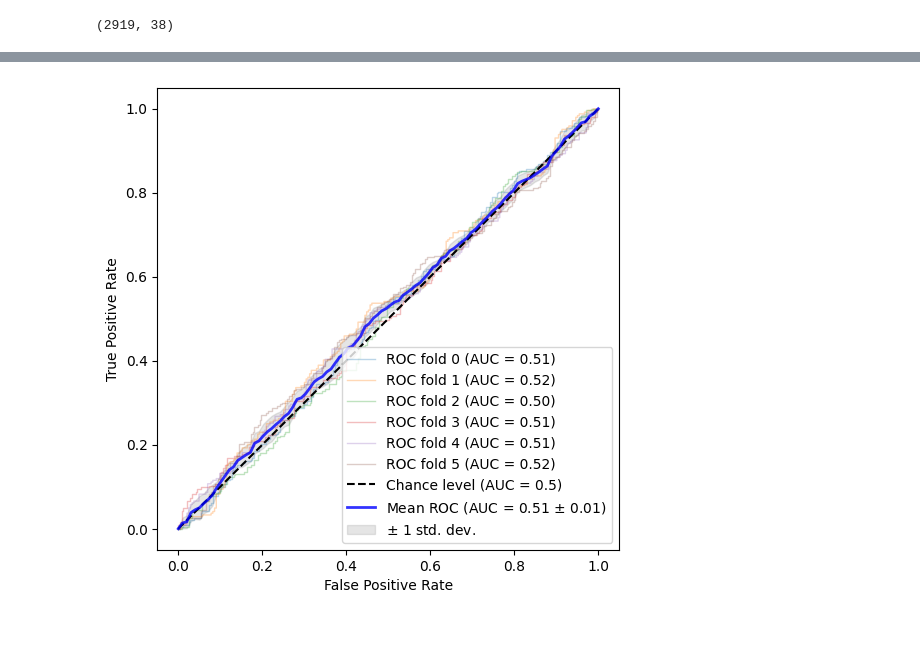
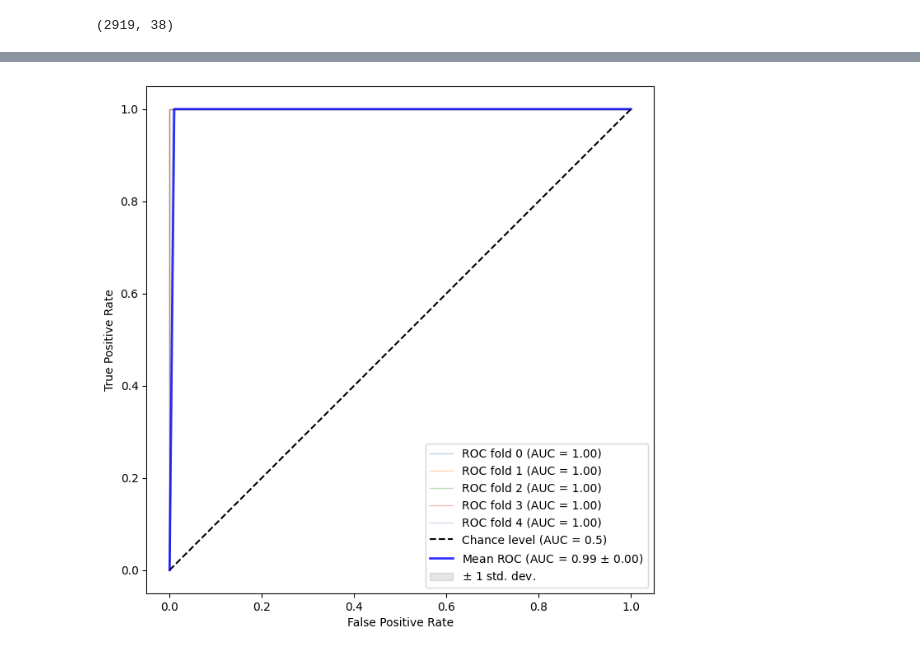
Before and after one commit to ilias-ant/adversarial-validation-demo, a Jupyter notebook: demo-house-prices.ipynb, the cells around one changed output, grey strips where cells are left out. Saved outputs shown, nothing was run; the diff lists cells and outputs as text; code cells hidden in the pictures.

```diff
--- a/demo-house-prices.ipynb
+++ b/demo-house-prices.ipynb
@@ -64,5 +65,5 @@ X_train["adval_label"] = 1.0
 # %%
-X_test["adval_label"] = 0.0
+X_test["_adval_label_"] = 1.0
 # %%
 # combine training & test datasets
 combined_dataset = pd.concat([X_train, X_test], axis=0, ignore_index=True)
@@ -86,4 +87,4 @@ Index(['Id', 'MSSubClass', 'LotFrontage', 'LotArea', 'OverallQual',
 # shuffle it
 combined_dataset_shuffled = combined_dataset.sample(frac=1)
 # %%
-X = combined_dataset_shuffled.drop(["adval_label"], axis=1)
+X = combined_dataset_shuffled.drop(["_adval_label_"], axis=1)
@@ -92,7 +91,7 @@ X = X.drop(["Id"], axis=1)
 # %%
-y = combined_dataset_shuffled["adval_label"]
+y = combined_dataset_shuffled["_adval_label_"]
 # %%
-n_splits = 6
+n_splits = 5
 cv = StratifiedKFold(n_splits=n_splits, shuffle=True, random_state=seed)
 classifier = xgb.XGBClassifier()
 # %%
@@ -100,7 +99,7 @@ tprs = []
 aucs = []
 mean_fpr = np.linspace(0, 1, 100)
 
-fig, ax = plt.subplots(figsize=(6, 6))
+fig, ax = plt.subplots(figsize=(8, 8))
 
 
 for fold, (train, test) in tqdm([*enumerate(cv.split(X, y))]):
@@ -127,35 +126,35 @@ std_auc = np.std(aucs)
 ax.plot(
     mean_fpr,
     mean_tpr,
     color="b",
     label=r"Mean ROC (AUC = %0.2f $\pm$ %0.2f)" % (mean_auc, std_auc),
     lw=2,
     alpha=0.8,
 )
 
 std_tpr = np.std(tprs, axis=0)
 tprs_upper = np.minimum(mean_tpr + std_tpr, 1)
 tprs_lower = np.maximum(mean_tpr - std_tpr, 0)
 ax.fill_between(
     mean_fpr,
     tprs_lower,
     tprs_upper,
     color="grey",
     alpha=0.2,
     label=r"$\pm$ 1 std. dev.",
 )
 
 ax.set(
     xlim=[-0.05, 1.05],
     ylim=[-0.05, 1.05],
     xlabel="False Positive Rate",
     ylabel="True Positive Rate",
 )
 ax.axis("square")
-ax.legend(loc="lower right")
+ax.legend(loc="best")
 plt.show()
 # %% [output]
-[figure, old version]
+[figure, new version]
 # %%
 aucs
 # %% [output]
```
Also changed, not shown: parts of 16 cells of this notebook, 3 other files.
